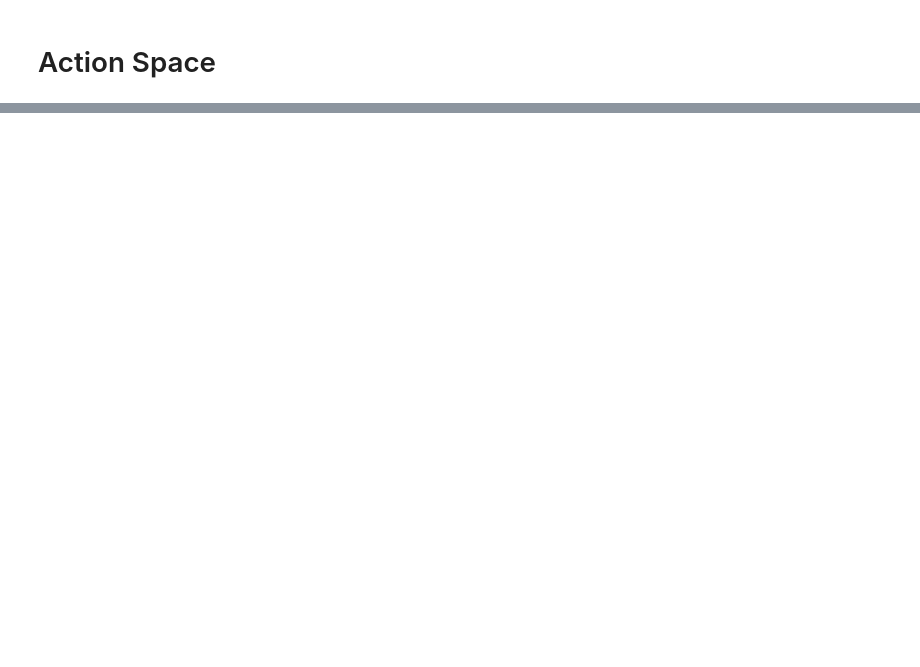
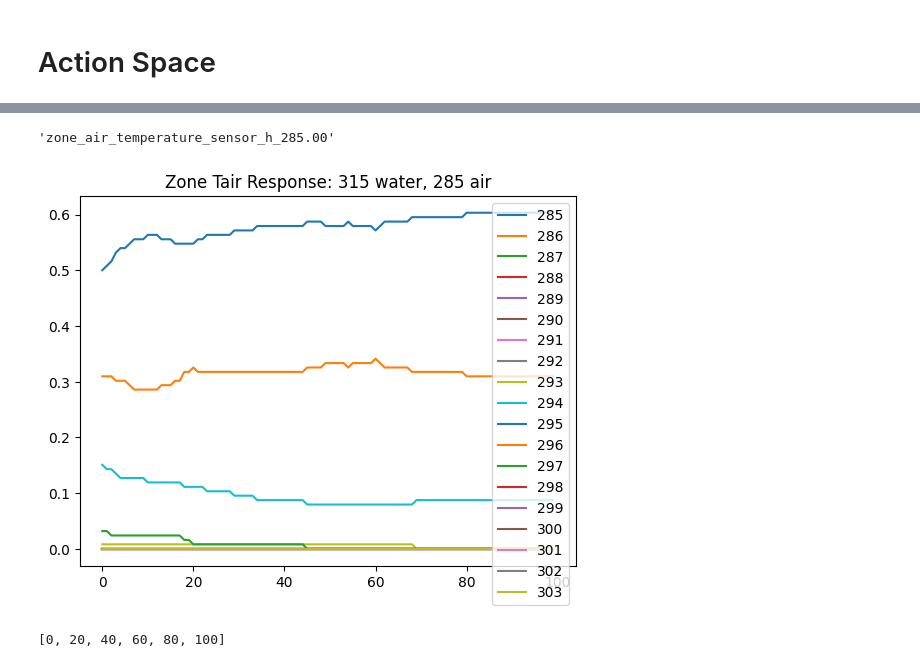
Before and after one commit to vsourirajan/sbsim_dual_control, a Jupyter notebook: smart_control/notebooks/Understanding the Environment Space.ipynb, the cells around one changed output, grey strips where cells are left out. Saved outputs shown, nothing was run; the diff lists cells and outputs as text; code cells hidden in the pictures; blank space fills up the shorter version.

Commit message:
explored schedule policy

```diff
--- a/smart_control/notebooks/Understanding the Environment Space.ipynb
+++ b/smart_control/notebooks/Understanding the Environment Space.ipynb
@@ -383,0 +641,7 @@ def compute_avg_return(environment, policy, num_episodes=1, time_zone: str = "US
+# %%
+env = eval_env
+policy = schedule_policy
+# %%
+time_step = env.reset()
+action_map = policy._get_action(time_step)
+action_step = policy.action(time_step)
@@ -383,0 +680,10 @@ def compute_avg_return(environment, policy, num_episodes=1, time_zone: str = "US
+# %%
+%%time
+run_info = dict(discounts=[], observations=[], rewards=[], step_types=[])
+env.reset()
+for t in range(100):
+    timestep = env.step(action_step.action)
+    run_info['discounts'].append(timestep.discount)
+    run_info['observations'].append(timestep.observation)
+    run_info['rewards'].append(timestep.reward)
+    run_info['step_types'].append(timestep.step_type)
@@ -383,0 +713,18 @@ def compute_avg_return(environment, policy, num_episodes=1, time_zone: str = "US
+# %%
+obs_df = pd.DataFrame(np.array(run_info['observations']), columns=field_states)
+# %%
+supply_air_flowrate_setpoint_h_0.00
+# %% [output]
+'zone_air_temperature_sensor_h_285.00'
+# %%
+for i in range(285, 304):
+    plt.plot(obs_df[f"zone_air_temperature_sensor_h_{i}.00"], label=str(i))
+plt.legend()
+plt.title("Zone Tair Response: 315 water, 285 air")
+plt.show()
+# %% [output]
+[figure, added]
+# %%
+list(range(0, 101, 20))
+# %% [output]
+[0, 20, 40, 60, 80, 100]
```
Also changed, not shown: parts of 41 cells of this notebook, 1 other file.
